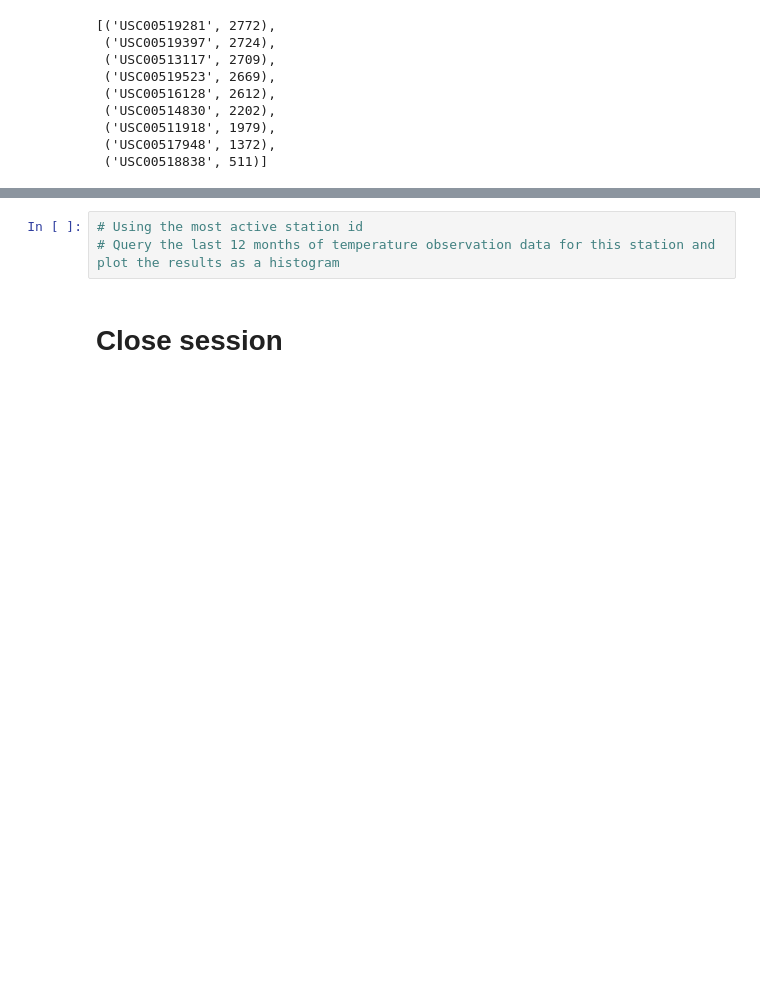
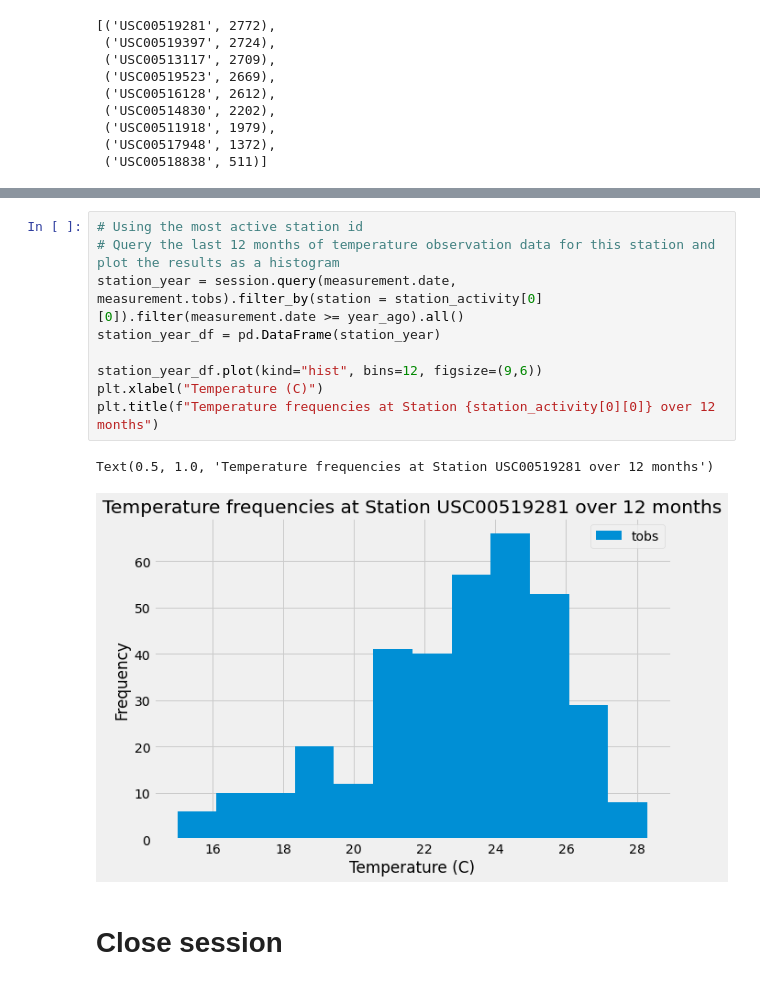
Before and after one commit to FrankMS3/SQLAlchemy-Challenge, a Jupyter notebook: SurfsUp/climate_starter.ipynb, the cells around one changed output, grey strips where cells are left out. Drawn from its saved outputs; the diff is of its cells as text; blank space fills up the shorter version.

Commit message:
Add station analysis

```diff
--- a/SurfsUp/climate_starter.ipynb
+++ b/SurfsUp/climate_starter.ipynb
@@ -120,6 +127,15 @@ station_activity
 # %%
 # Using the most active station id
 # Query the last 12 months of temperature observation data for this station and plot the results as a histogram
+station_year = session.query(measurement.date, measurement.tobs).filter_by(station = station_activity[0][0]).filter(measurement.date >= year_ago).all()
+station_year_df = pd.DataFrame(station_year)
+
+station_year_df.plot(kind="hist", bins=12, figsize=(9,6))
+plt.xlabel("Temperature (C)")
+plt.title(f"Temperature frequencies at Station {station_activity[0][0]} over 12 months")
+# %% [output]
+Text(0.5, 1.0, 'Temperature frequencies at Station USC00519281 over 12 months')
+[figure, added]
 # %% [markdown]
 # Close session
 # %%
```
Also changed, not shown: parts of 2 cells of this notebook.
